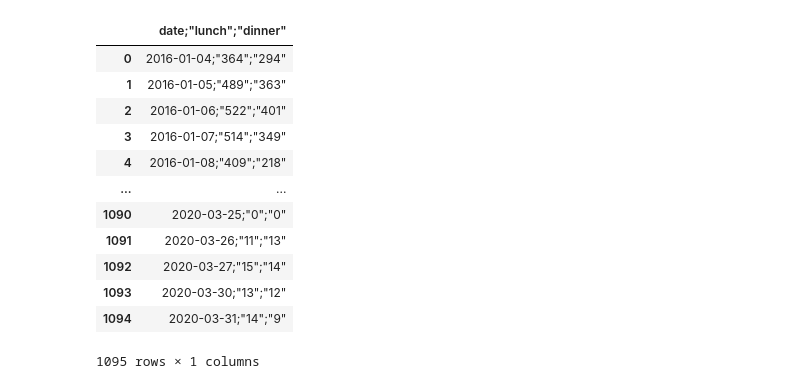
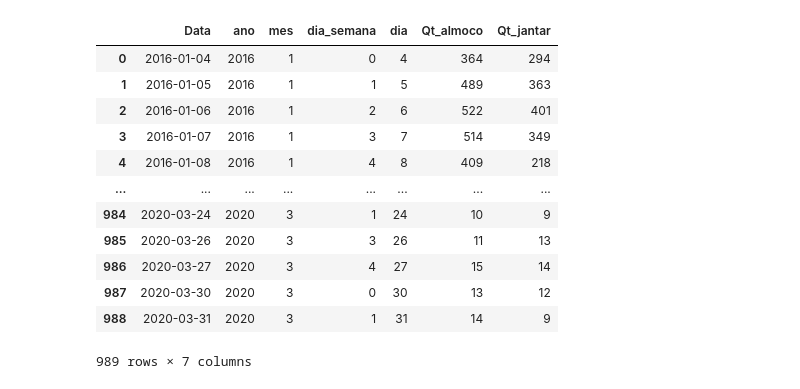
Before and after one commit to frotacaio/analise_data_ru, a Jupyter notebook: notebooks/notebook1.ipynb, the cells around one changed output. Drawn from its saved outputs; the diff is of its cells as text; code cells hidden in the pictures.

Commit message:
Created Data App

```diff
--- a/notebooks/notebook1.ipynb
+++ b/notebooks/notebook1.ipynb
@@ -5,16 +9,17 @@ from analise_data_ru import ROOT_PATH
 # %%
-pd.read_csv(ROOT_PATH / 'data' / 'raw' / 'data_ru.csv')
+df_ru = pd.read_csv(ROOT_PATH / 'data' / 'processed' / 'final_base.csv')
+df_ru
 # %% [output]
-|  | date;"lunch";"dinner" |
-| 0 | 2016-01-04;"364";"294" |
-| 1 | 2016-01-05;"489";"363" |
-| 2 | 2016-01-06;"522";"401" |
-| 3 | 2016-01-07;"514";"349" |
-| 4 | 2016-01-08;"409";"218" |
-| ... | ... |
-| 1090 | 2020-03-25;"0";"0" |
-| 1091 | 2020-03-26;"11";"13" |
-| 1092 | 2020-03-27;"15";"14" |
-| 1093 | 2020-03-30;"13";"12" |
-| 1094 | 2020-03-31;"14";"9" |
+|  | Data | ano | mes | dia_semana | dia | Qt_almoco | Qt_jantar |
+| 0 | 2016-01-04 | 2016 | 1 | 0 | 4 | 364 | 294 |
+| 1 | 2016-01-05 | 2016 | 1 | 1 | 5 | 489 | 363 |
+| 2 | 2016-01-06 | 2016 | 1 | 2 | 6 | 522 | 401 |
+| 3 | 2016-01-07 | 2016 | 1 | 3 | 7 | 514 | 349 |
+| 4 | 2016-01-08 | 2016 | 1 | 4 | 8 | 409 | 218 |
+| ... | ... | ... | ... | ... | ... | ... | ... |
+| 984 | 2020-03-24 | 2020 | 3 | 1 | 24 | 10 | 9 |
+| 985 | 2020-03-26 | 2020 | 3 | 3 | 26 | 11 | 13 |
+| 986 | 2020-03-27 | 2020 | 3 | 4 | 27 | 15 | 14 |
+| 987 | 2020-03-30 | 2020 | 3 | 0 | 30 | 13 | 12 |
+| 988 | 2020-03-31 | 2020 | 3 | 1 | 31 | 14 | 9 |
-1095 rows × 1 columns
+989 rows × 7 columns
```
Also changed, not shown: parts of 12 cells of this notebook, 31 other files.
